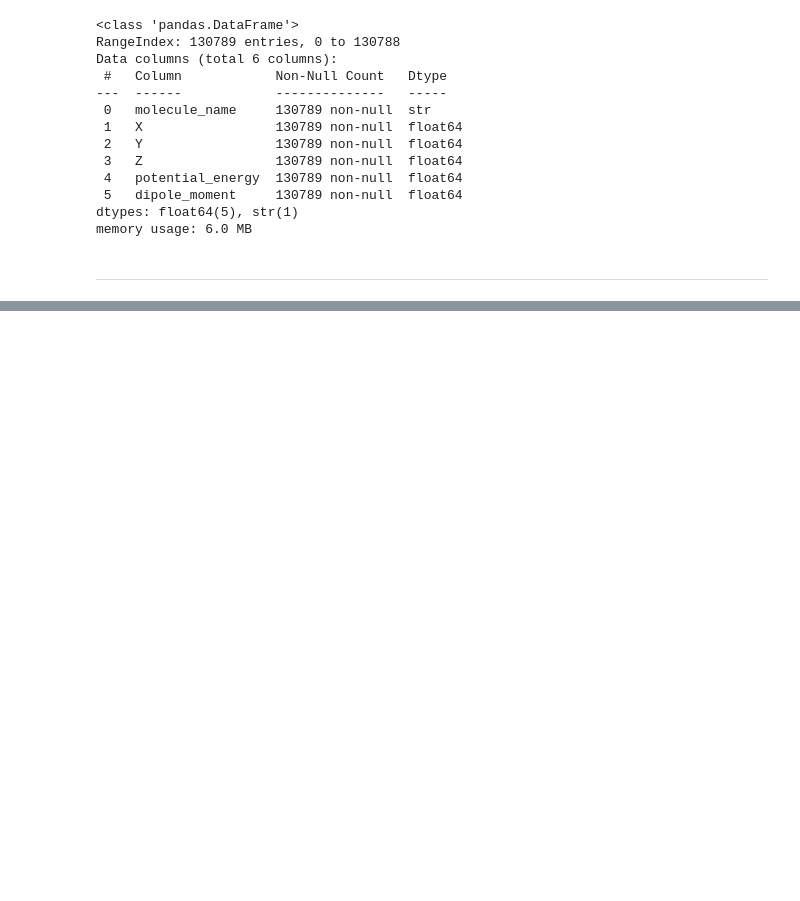
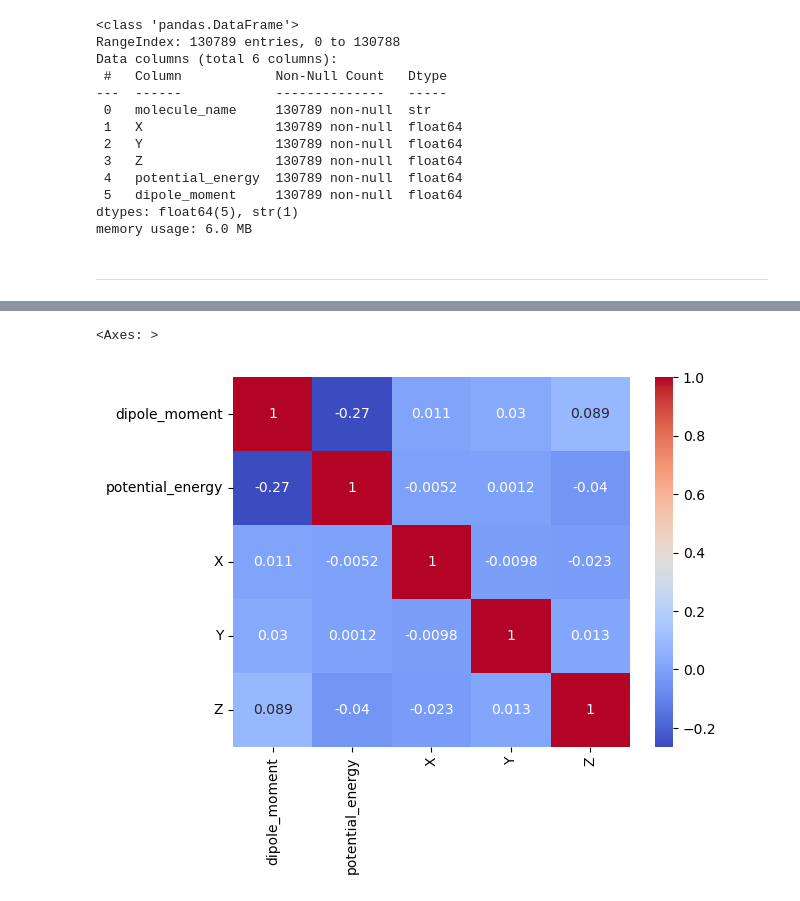
Before and after one commit to thedhawalpanchamiya/can-dipole-predict-energy, a Jupyter notebook: main.ipynb, the cells around one changed output, grey strips where cells are left out. Drawn from its saved outputs; the diff is of its cells as text; code cells hidden in the pictures; blank space fills up the shorter version.

```diff
--- a/main.ipynb
+++ b/main.ipynb
@@ -172,0 +230,9 @@ memory usage: 6.0 MB
+# %%
+# Correlation of Variables
+sns.heatmap(data[["dipole_moment","potential_energy","X",'Y','Z']].corr(),
+            annot= True ,
+            cmap = "coolwarm"
+            )
+# %% [output]
+<Axes: >
+[figure, added]
```
Also changed, not shown: parts of 10 cells of this notebook.
